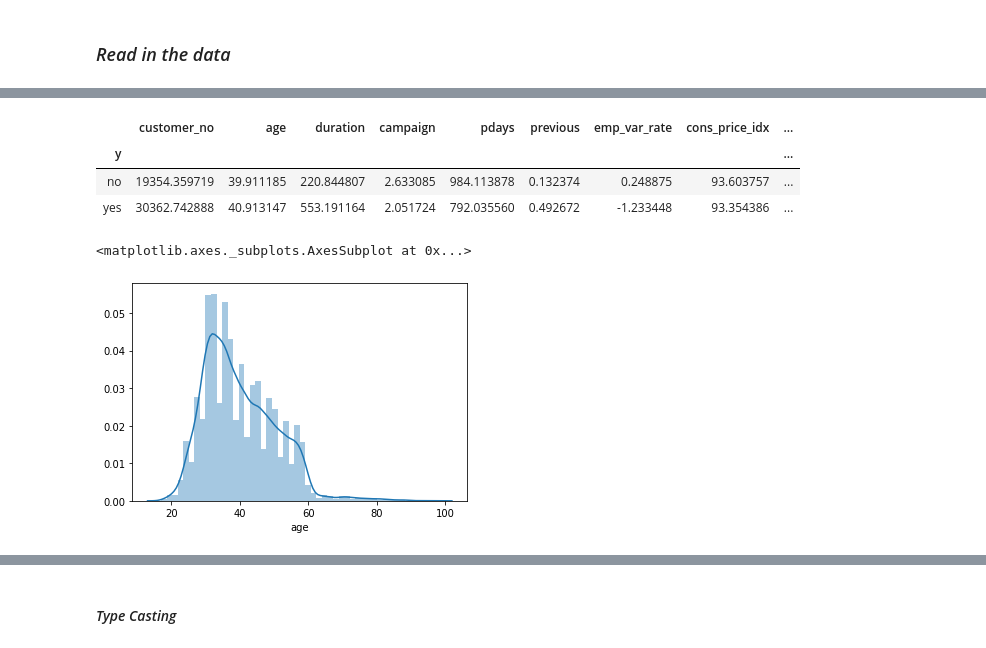
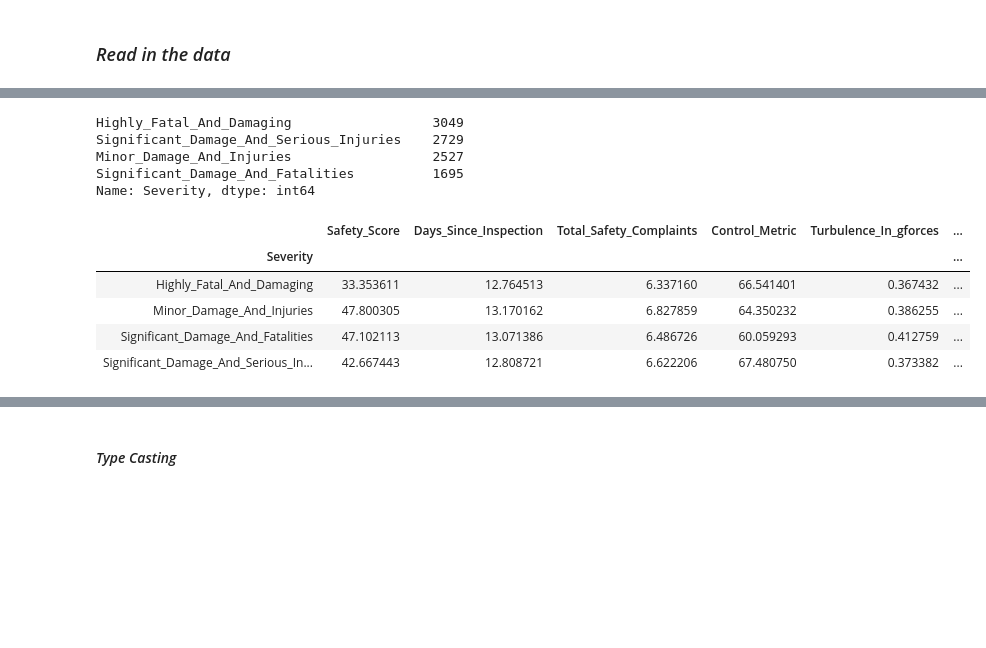
Before and after one commit to nadeemoffl/Airplane_Accident, a Jupyter notebook: Airplane_Accident_copy.ipynb, the cells around one changed output, grey strips where cells are left out. Drawn from its saved outputs; the diff is of its cells as text; code cells hidden in the pictures; blank space fills up the shorter version.

```diff
--- a/Airplane_Accident_copy.ipynb
+++ b/Airplane_Accident_copy.ipynb
@@ -141,11 +64,11 @@ def accuracy_precision_recall_metrics(y_true, y_pred):
 # %% [markdown]
 ### _Read in the data_
 # %%
-bank_data = pd.read_csv("bank-additional-full.csv", sep=',', header=0, na_values='unknown')
-test_data =  pd.read_csv("test_cases.csv", sep=',', header=0, na_values='unknown')
+train_data = pd.read_csv("/Users/nadeemm/Downloads/Kaggle Data sets/HackerEarth/3c055e822d5b11ea/train.csv", sep=',', header=0, na_values='unknown')
+test_data =  pd.read_csv("/Users/nadeemm/Downloads/Kaggle Data sets/HackerEarth/3c055e822d5b11ea/test.csv", sep=',', header=0, na_values='unknown')
 
-print(bank_data.shape)
+print(train_data.shape)
 print(test_data.shape)
 
-bank_data.head()
+train_data.head()
 # %% [output]
@@ -274,14 +124,17 @@ Name: marital, dtype: float64
+# %%
+train_data.Severity.value_counts()
+# %% [output]
+Highly_Fatal_And_Damaging                  3049
+Significant_Damage_And_Serious_Injuries    2729
+Minor_Damage_And_Injuries                  2527
+Significant_Damage_And_Fatalities          1695
+Name: Severity, dtype: int64
 # %%
-bank_data.groupby('y').mean()
+train_data.groupby('Severity').mean()
 # %% [output]
-|  | customer_no | age | duration | campaign | pdays | previous | emp_var_rate | cons_price_idx | ... |
-| y |  |  |  |  |  |  |  |  | ... |
-| no | 19354.359719 | 39.911185 | 220.844807 | 2.633085 | 984.113878 | 0.132374 | 0.248875 | 93.603757 | ... |
-| yes | 30362.742888 | 40.913147 | 553.191164 | 2.051724 | 792.035560 | 0.492672 | -1.233448 | 93.354386 | ... |
+|  | Safety_Score | Days_Since_Inspection | Total_Safety_Complaints | Control_Metric | Turbulence_In_gforces | ... |
+| Severity |  |  |  |  |  | ... |
+| Highly_Fatal_And_Damaging | 33.353611 | 12.764513 | 6.337160 | 66.541401 | 0.367432 | ... |
+| Minor_Damage_And_Injuries | 47.800305 | 13.170162 | 6.827859 | 64.350232 | 0.386255 | ... |
+| Significant_Damage_And_Fatalities | 47.102113 | 13.071386 | 6.486726 | 60.059293 | 0.412759 | ... |
+| Significant_Damage_And_Serious_In... | 42.667443 | 12.808721 | 6.622206 | 67.480750 | 0.373382 | ... |
-# %%
-# Check distribution of age
-%matplotlib inline
-sns.distplot(bank_data["age"] )
-# %% [output]
-<matplotlib.axes._subplots.AxesSubplot at 0x...>
-[figure, removed]
```
Also changed, not shown: parts of 96 cells of this notebook, 3 other files.
